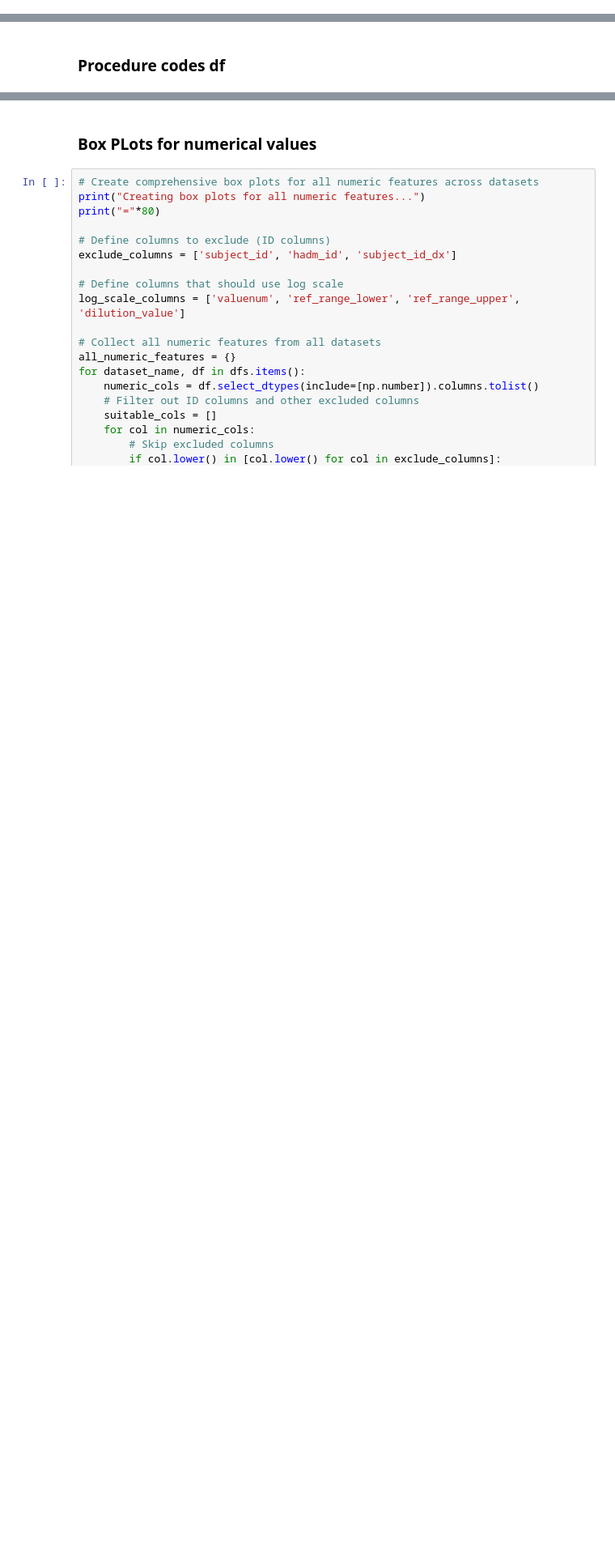
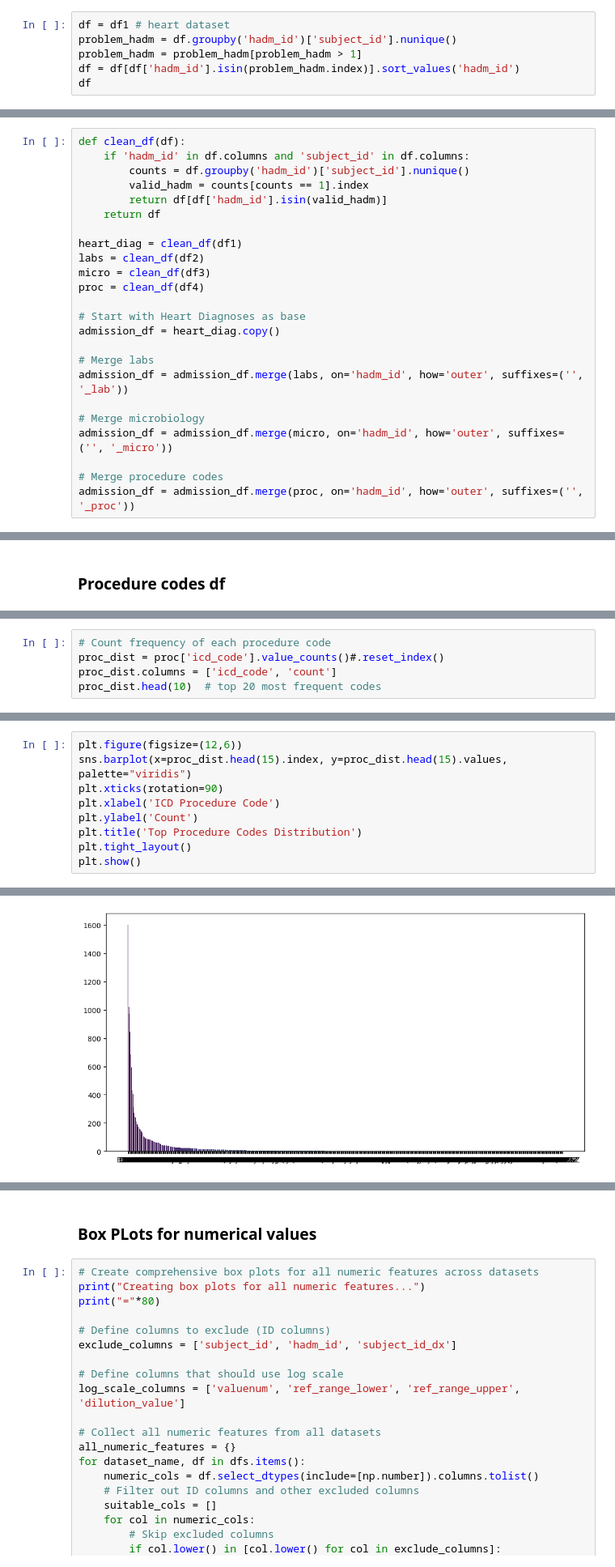
Before and after one commit to alexandermittet/Data_Analytics_for_Health_UniPi, a Jupyter notebook: code/1.1 task.ipynb, the cells around one changed output, grey strips where cells are left out. Shown at 81% size. Saved outputs shown, nothing was run; the diff lists cells and outputs as text; blank space fills up the shorter version.

Commit message:
added merging option, procedure code feature extraction, further analysis

```diff
--- a/code/1.1 task.ipynb
+++ b/code/1.1 task.ipynb
@@ -116,0 +173,6 @@ All feature-wise describe() summaries completed.
+# %%
+df = df1 # heart dataset
+problem_hadm = df.groupby('hadm_id')['subject_id'].nunique()
+problem_hadm = problem_hadm[problem_hadm > 1]
+df = df[df['hadm_id'].isin(problem_hadm.index)].sort_values('hadm_id')
+df
@@ -116,0 +252,24 @@ All feature-wise describe() summaries completed.
+# %%
+def clean_df(df):
+    if 'hadm_id' in df.columns and 'subject_id' in df.columns:
+        counts = df.groupby('hadm_id')['subject_id'].nunique()
+        valid_hadm = counts[counts == 1].index
+        return df[df['hadm_id'].isin(valid_hadm)]
+    return df
+
+heart_diag = clean_df(df1)
+labs = clean_df(df2)
+micro = clean_df(df3)
+proc = clean_df(df4)
+
+# Start with Heart Diagnoses as base
+admission_df = heart_diag.copy()
+
+# Merge labs
+admission_df = admission_df.merge(labs, on='hadm_id', how='outer', suffixes=('', '_lab'))
+
+# Merge microbiology
+admission_df = admission_df.merge(micro, on='hadm_id', how='outer', suffixes=('', '_micro'))
+
+# Merge procedure codes
+admission_df = admission_df.merge(proc, on='hadm_id', how='outer', suffixes=('', '_proc'))
@@ -590,0 +1153,5 @@ array(['0066', '3607', '0045', '0041', '3722', '8856', '0044', '3606',
+# %%
+# Count frequency of each procedure code
+proc_dist = proc['icd_code'].value_counts()#.reset_index()
+proc_dist.columns = ['icd_code', 'count']
+proc_dist.head(10)  # top 20 most frequent codes
@@ -590,0 +1171,10 @@ array(['0066', '3607', '0045', '0041', '3722', '8856', '0044', '3606',
+# %%
+plt.figure(figsize=(12,6))
+sns.barplot(x=proc_dist.head(15).index, y=proc_dist.head(15).values, palette="viridis")
+plt.xticks(rotation=90)
+plt.xlabel('ICD Procedure Code')
+plt.ylabel('Count')
+plt.title('Top Procedure Codes Distribution')
+plt.tight_layout()
+plt.show()
+# %% [output]
@@ -590,0 +1182 @@ array(['0066', '3607', '0045', '0041', '3722', '8856', '0044', '3606',
+[figure, added]
```
Also changed, not shown: parts of 72 cells of this notebook, 1 other file.
